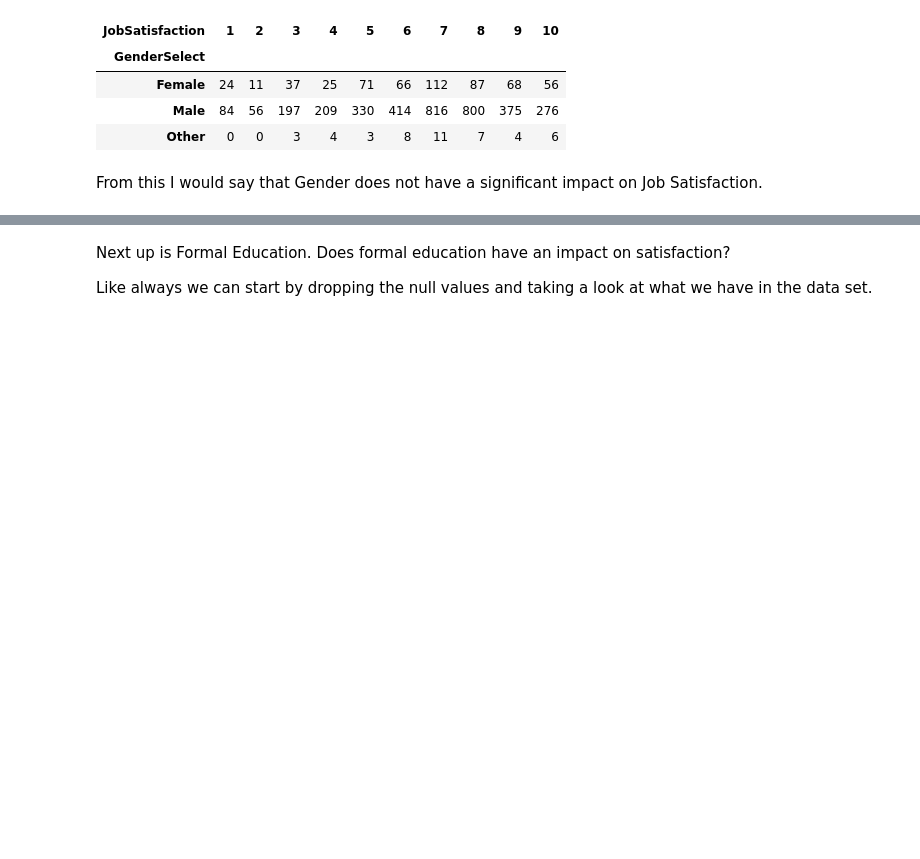
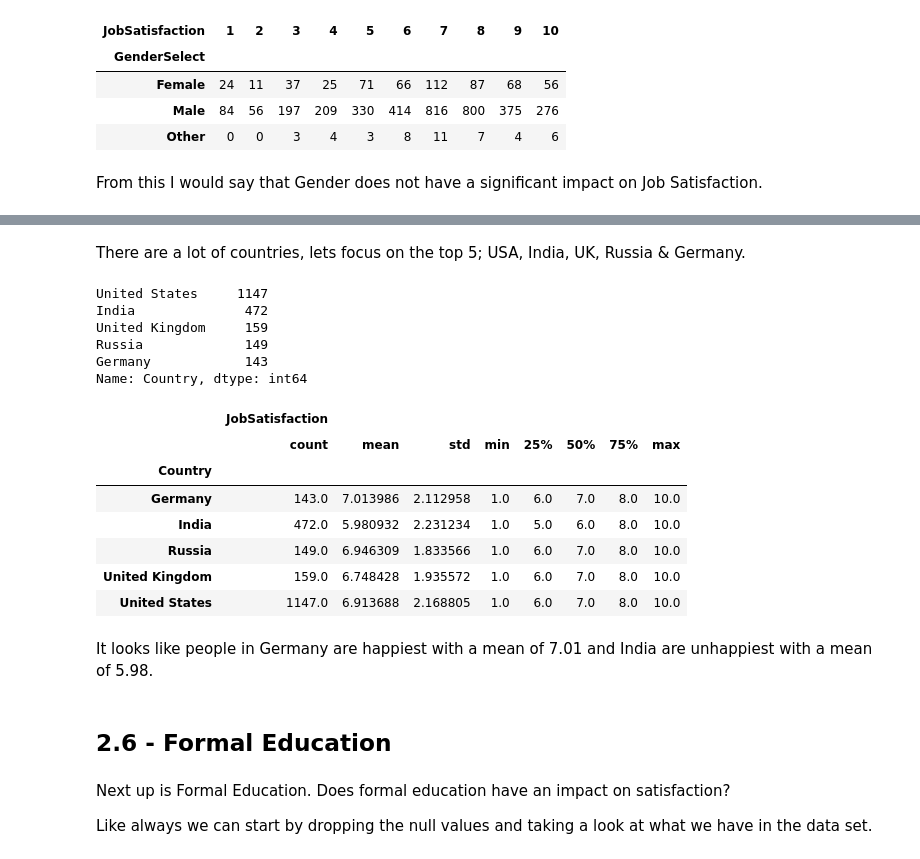
Before and after one commit to Jorrd/ds-fundamentals-a2, a Jupyter notebook: Untitled.ipynb, the cells around one changed output, grey strips where cells are left out. Saved outputs shown, nothing was run; the diff lists cells and outputs as text; code cells hidden in the pictures; blank space fills up the shorter version.

```diff
--- a/Untitled.ipynb
+++ b/Untitled.ipynb
@@ -508,0 +550,2 @@ From this I would say that Gender does not have a significant impact on Job Sati
+# %%
+country = clean_MC_data[['JobSatisfaction', 'Country']].dropna()
@@ -509,3 +572,31 @@ From this I would say that Gender does not have a significant impact on Job Sati
+# %% [markdown]
+There are a lot of countries, lets focus on the top 5; USA, India, UK, Russia & Germany.
+# %%
+country = country[(country['Country'] == "United States") | (country['Country'] == "United Kingdom") | (country['Country'] == "India") | (country['Country'] == "Russia") | (country['Country'] == "Germany")]
+# %%
+country['Country'].value_counts()
+# %% [output]
+United States     1147
+India              472
+United Kingdom     159
+Russia             149
+Germany            143
+Name: Country, dtype: int64
+# %%
+country.groupby('Country').describe()
+# %% [output]
+|  | JobSatisfaction |  |  |  |  |  |  |  |
+|  | count | mean | std | min | 25% | 50% | 75% | max |
+| Country |  |  |  |  |  |  |  |  |
+| Germany | 143.0 | 7.013986 | 2.112958 | 1.0 | 6.0 | 7.0 | 8.0 | 10.0 |
+| India | 472.0 | 5.980932 | 2.231234 | 1.0 | 5.0 | 6.0 | 8.0 | 10.0 |
+| Russia | 149.0 | 6.946309 | 1.833566 | 1.0 | 6.0 | 7.0 | 8.0 | 10.0 |
+| United Kingdom | 159.0 | 6.748428 | 1.935572 | 1.0 | 6.0 | 7.0 | 8.0 | 10.0 |
+| United States | 1147.0 | 6.913688 | 2.168805 | 1.0 | 6.0 | 7.0 | 8.0 | 10.0 |
+# %% [markdown]
+It looks like people in Germany are happiest with a mean of 7.01 and India are unhappiest with a mean of 5.98.
+# %% [markdown]
+## 2.6 - Formal Education <a class="anchor" id="bullet-2.6"></a>
 # %% [markdown]
 Next up is Formal Education.  Does formal education have an impact on satisfaction?
 
```
Also changed, not shown: parts of 43 cells of this notebook.
